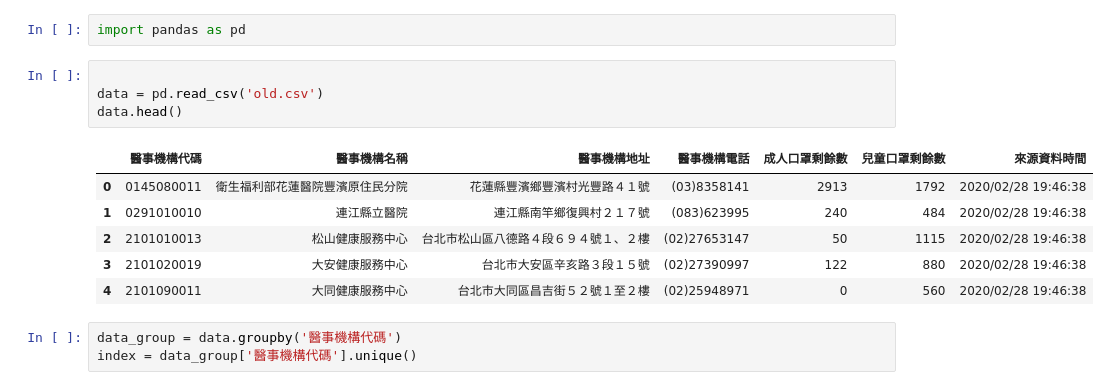
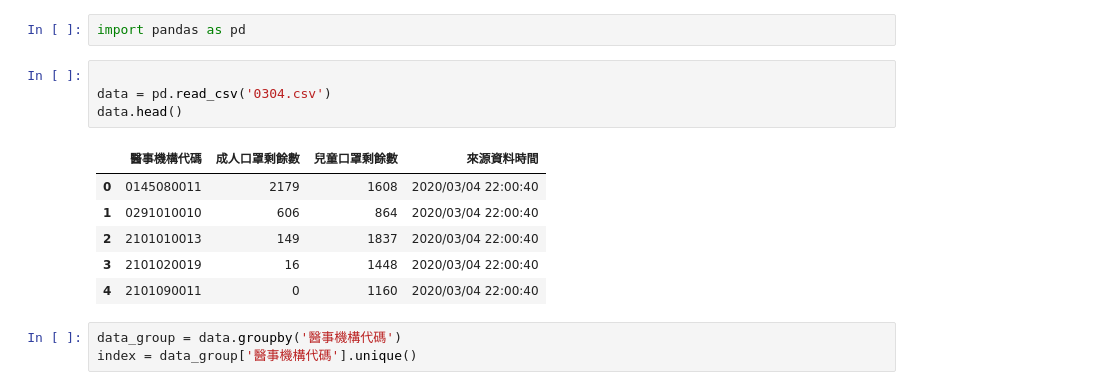
Before and after one commit to alanhc/mask, a Jupyter notebook: test.ipynb, the cells around one changed output. Drawn from its saved outputs; the diff is of its cells as text.

```diff
--- a/test.ipynb
+++ b/test.ipynb
@@ -2,15 +2,15 @@
 import pandas as pd
 # %%
 
-data = pd.read_csv('old.csv')
+data = pd.read_csv('0304.csv')
 data.head()
 # %% [output]
-|  | 醫事機構代碼 | 醫事機構名稱 | 醫事機構地址 | 醫事機構電話 | 成人口罩剩餘數 | 兒童口罩剩餘數 | 來源資料時間 |
-| 0 | 0145080011 | 衛生福利部花蓮醫院豐濱原住民分院 | 花蓮縣豐濱鄉豐濱村光豐路４１號 | (03)8358141 | 2913 | 1792 | 2020/02/28 19:46:38 |
-| 1 | 0291010010 | 連江縣立醫院 | 連江縣南竿鄉復興村２１７號 | (083)623995 | 240 | 484 | 2020/02/28 19:46:38 |
-| 2 | 2101010013 | 松山健康服務中心 | 台北市松山區八德路４段６９４號１、２樓 | (02)27653147 | 50 | 1115 | 2020/02/28 19:46:38 |
-| 3 | 2101020019 | 大安健康服務中心 | 台北市大安區辛亥路３段１５號 | (02)27390997 | 122 | 880 | 2020/02/28 19:46:38 |
-| 4 | 2101090011 | 大同健康服務中心 | 台北市大同區昌吉街５２號１至２樓 | (02)25948971 | 0 | 560 | 2020/02/28 19:46:38 |
+|  | 醫事機構代碼 | 成人口罩剩餘數 | 兒童口罩剩餘數 | 來源資料時間 |
+| 0 | 0145080011 | 2179 | 1608 | 2020/03/04 22:00:40 |
+| 1 | 0291010010 | 606 | 864 | 2020/03/04 22:00:40 |
+| 2 | 2101010013 | 149 | 1837 | 2020/03/04 22:00:40 |
+| 3 | 2101020019 | 16 | 1448 | 2020/03/04 22:00:40 |
+| 4 | 2101090011 | 0 | 1160 | 2020/03/04 22:00:40 |
 # %%
 data_group = data.groupby('醫事機構代碼')
 index = data_group['醫事機構代碼'].unique()
```
Also changed, not shown: parts of 3 cells of this notebook, 4 other files.
